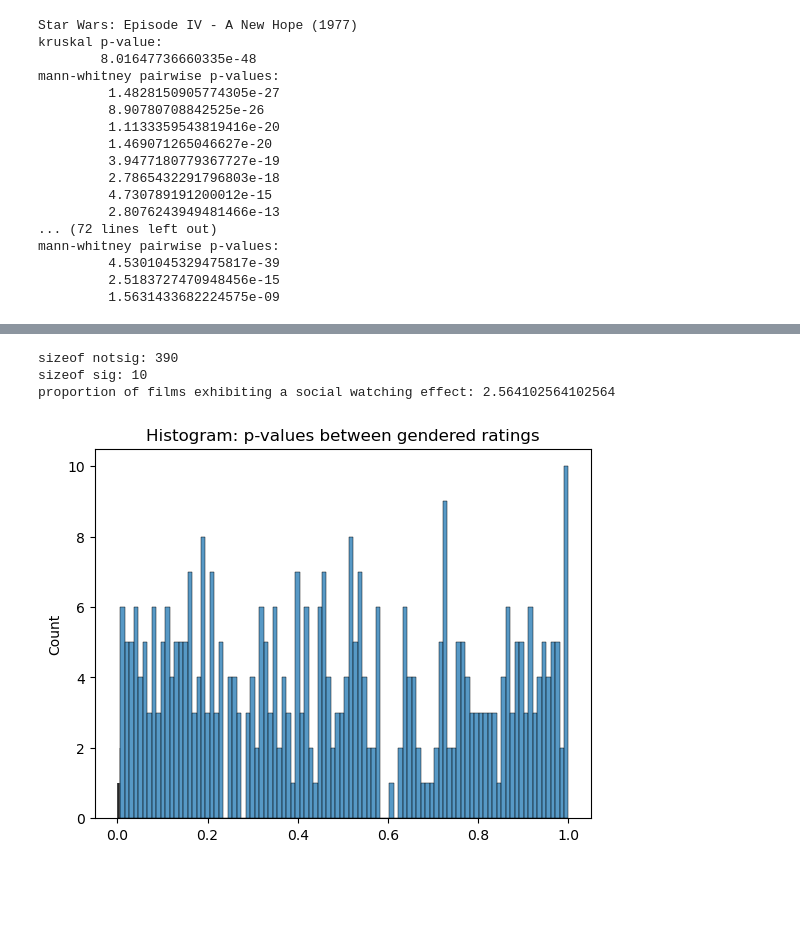
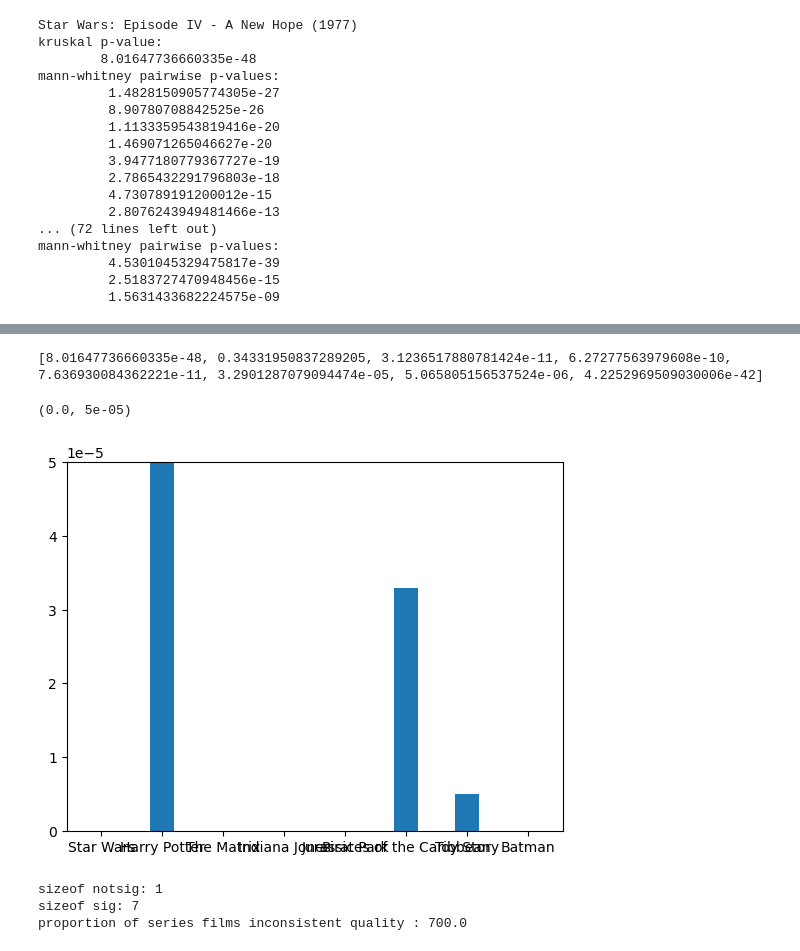
Before and after one commit to caralinebruz/data_science_movie_ratings_analysis, a Jupyter notebook: 10 Trilogy consistency.ipynb, the cells around one changed output, grey strips where cells are left out. Drawn from its saved outputs; the diff is of its cells as text; code cells hidden in the pictures; blank space fills up the shorter version.

```diff
--- a/10 Trilogy consistency.ipynb
+++ b/10 Trilogy consistency.ipynb
@@ -308,3 +327,23 @@ plt.show()
+# %%
+# okay, this is really difficult to plot because the data is all over the place.... just use the plot above i guess...
+
+
+
+
+x = ['Star Wars', 'Harry Potter', 'The Matrix', 'Indiana Jones', 'Jurassic Park', 'Pirates of the Caribbean', 'Toy Story', 'Batman']
+xPos = [1,2,3,4,5,6,7,8]
+# y = [8.01647736660335e-48, 0.34331950837289205, 3.1236517880781424e-11, 6.27277563979608e-10, 7.636930084362221e-11, 3.2901287079094474e-05, 5.065805156537524e-06, 4.2252969509030006e-42]
+y = plotting_kw
+
+print(plotting_kw)
+
+plt.bar(x, y, width = 0.4)
+
+plt.ylim([0,0.00005])
+# %% [output]
+[8.01647736660335e-48, 0.34331950837289205, 3.1236517880781424e-11, 6.27277563979608e-10, 7.636930084362221e-11, 3.2901287079094474e-05, 5.065805156537524e-06, 4.2252969509030006e-42]
+(0.0, 5e-05)
+[figure, added]
 # %%
 # try to see what this data looks like in significance
 
@@ -314,7 +353,7 @@ notsig = []
 sig = []
 
 
-for p in p_values:
+for p in plotting_kw:
 
     if p > alpha:
         notsig.append(p)
@@ -329,26 +368,9 @@ for p in p_values:
 print("sizeof notsig: %s" % len(notsig))
 print("sizeof sig: %s" % len(sig))
 
-gendered_effect = float(len(sig) / len(notsig)) * 100
-print("proportion of films exhibiting a social watching effect: %s" % gendered_effect)
+effect = float(len(sig) / len(notsig)) * 100
+print("proportion of series films inconsistent quality : %s" % effect)
 # %% [output]
-sizeof notsig: 390
-sizeof sig: 10
-proportion of films exhibiting a social watching effect: 2.564102564102564
+sizeof notsig: 1
+sizeof sig: 7
+proportion of series films inconsistent quality : 700.0
-# %%
-# now, plot the results
-
-
-# sns.barplot(p_values)
-bins=100
-sns.histplot(sig, bins=bins, color="yellow", label="significant")
-sns.histplot(notsig, bins=bins, label="not significant")
-
-plt.title('Histogram: p-values between gendered ratings')
-# plt.xlabel('rating')
-# plt.ylabel('count of rating')
-# # plt.legend()
-# # plt.ylim([0, 1])
-plt.show()
-# %% [output]
-[figure, removed]
```
Also changed, not shown: parts of 6 cells of this notebook.
